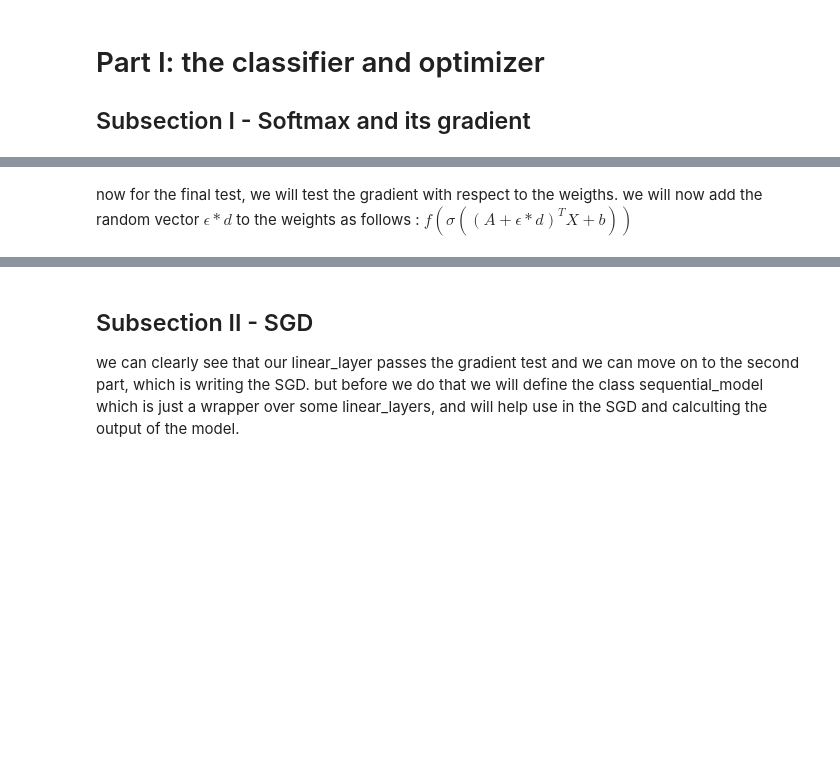
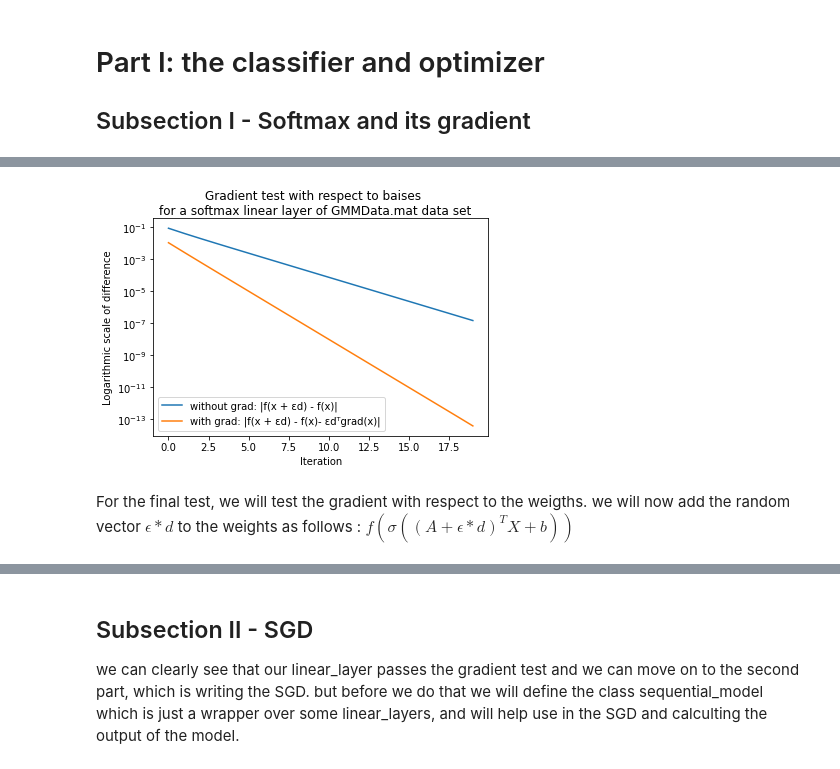
Before and after one commit to danikv/DeepLearningEx1, a Jupyter notebook: Ex1.ipynb, the cells around one changed output, grey strips where cells are left out. Saved outputs shown, nothing was run; the diff lists cells and outputs as text; code cells hidden in the pictures; blank space fills up the shorter version.

```diff
--- a/Ex1.ipynb
+++ b/Ex1.ipynb
@@ -167,5 +192,18 @@ plt.show()
+# %%
+without_grad, with_grad = gradient_test_with_respect_to_baises(cross_entropy_loss, linear_layer(5,5, softmax()),
+                                                               X2[:, 0].reshape(5,1), Y2[:, 0].reshape(5,1))
+plt.suptitle('Gradient test with respect to baises \nfor a softmax linear layer of GMMData.mat data set')
+plt.plot(without_grad, label='without grad: |f(x + \u03B5d) - f(x)|')
+plt.plot(with_grad, label='with grad: |f(x + \u03B5d) - f(x)- \u03B5dᵀgrad(x)|')
+plt.yscale('log')
+plt.xlabel('Iteration')
+plt.ylabel('Logarithmic scale of difference')
+plt.legend()
+plt.show()
+# %% [output]
+[figure, added]
 # %% [markdown]
-now for the final test, we will test the gradient with respect to the weigths. we will now add the random vector $ \epsilon * d $ to the weights as follows : $ f(\sigma((A+\epsilon * d)^TX + b)) $
+For the final test, we will test the gradient with respect to the weigths. we will now add the random vector $ \epsilon * d $ to the weights as follows : $ f(\sigma((A+\epsilon * d)^TX + b)) $
 # %%
 def gradient_test_with_respect_to_weigths(loss, linear_layer, X, Y):
     dim_out = Y.shape[0]
```
Also changed, not shown: parts of 17 cells of this notebook.
